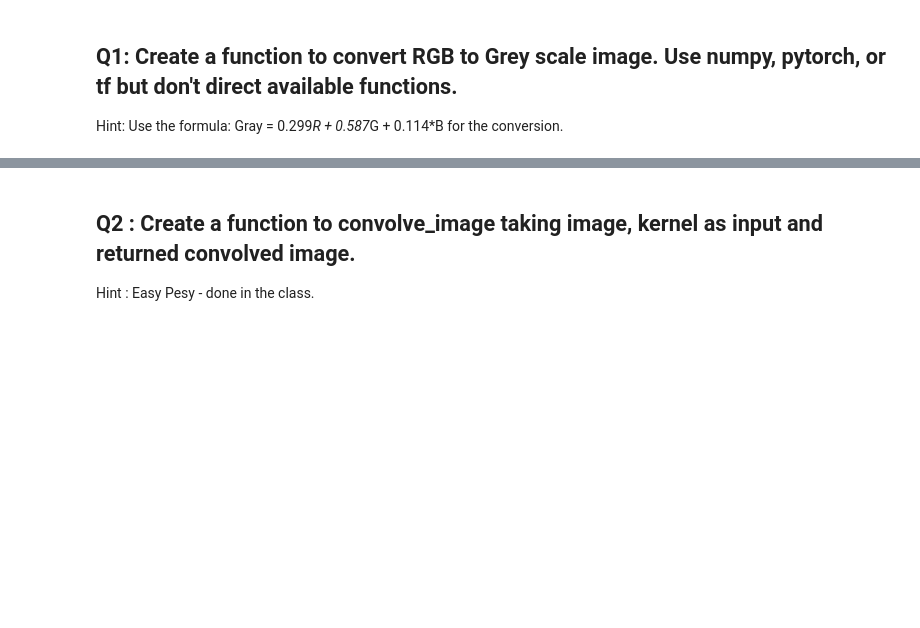
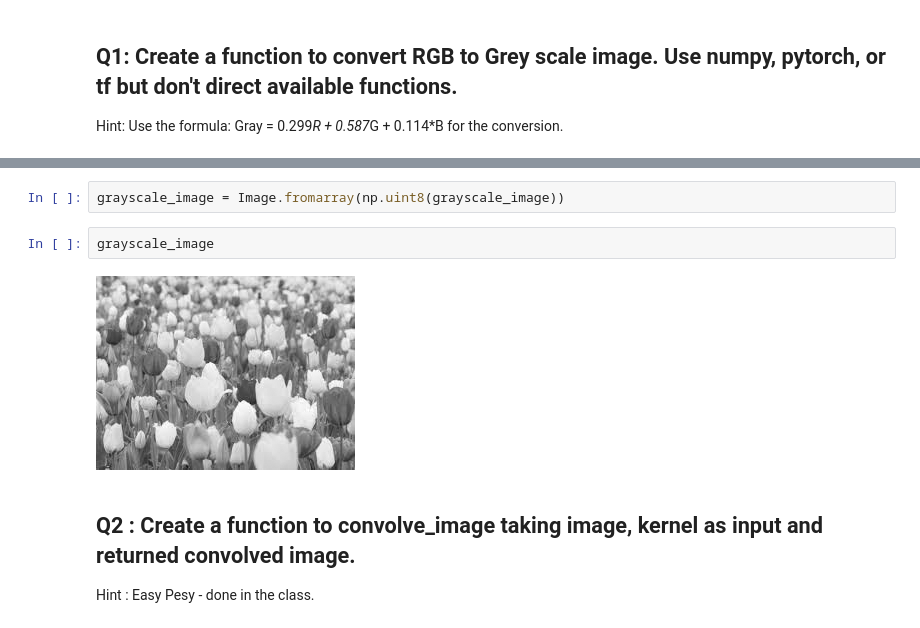
Before and after one commit to sadhanajarag/CV, a Jupyter notebook: Task_Week_1.ipynb, the cells around one changed output, grey strips where cells are left out. Drawn from its saved outputs; the diff is of its cells as text; blank space fills up the shorter version.

```diff
--- a/Task_Week_1.ipynb
+++ b/Task_Week_1.ipynb
@@ -83,3 +83,9 @@ plt.show()
+# %%
+grayscale_image = Image.fromarray(np.uint8(grayscale_image))
+# %%
+grayscale_image
+# %% [output]
+[figure, added]
 # %% [markdown]
 ## Q2 : Create a function to convolve_image taking image, kernel as input and returned convolved image.
 
```
Also changed, not shown: parts of 56 cells of this notebook.
